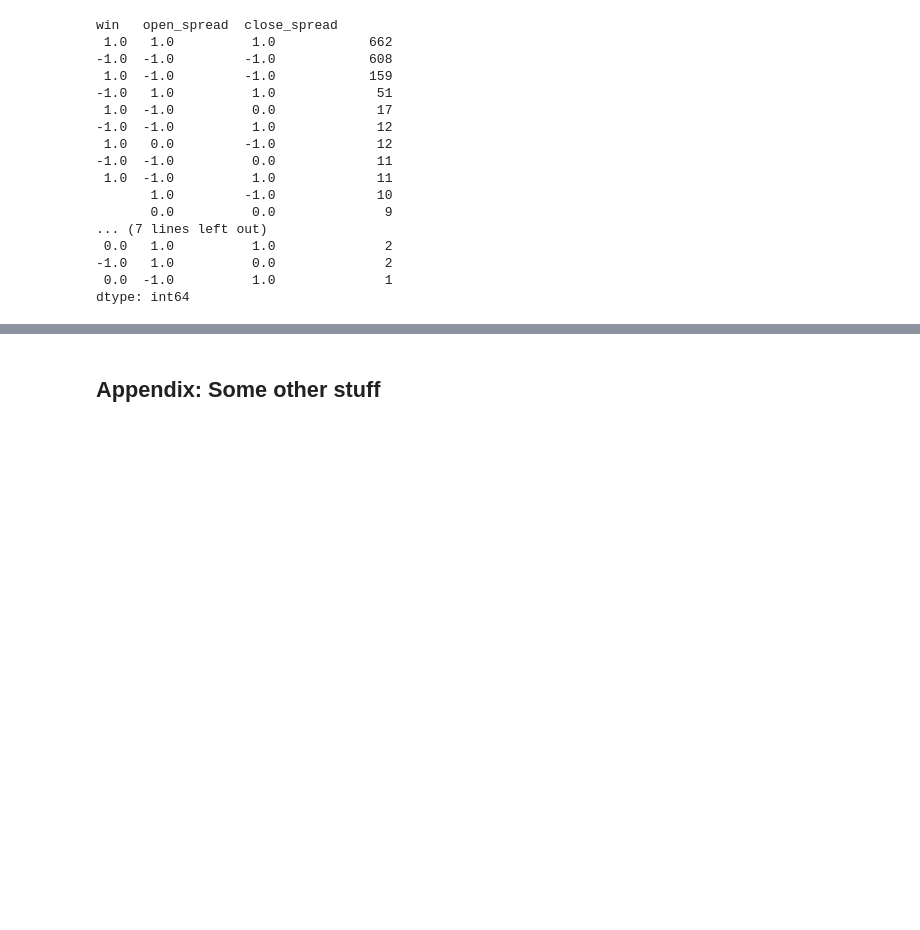
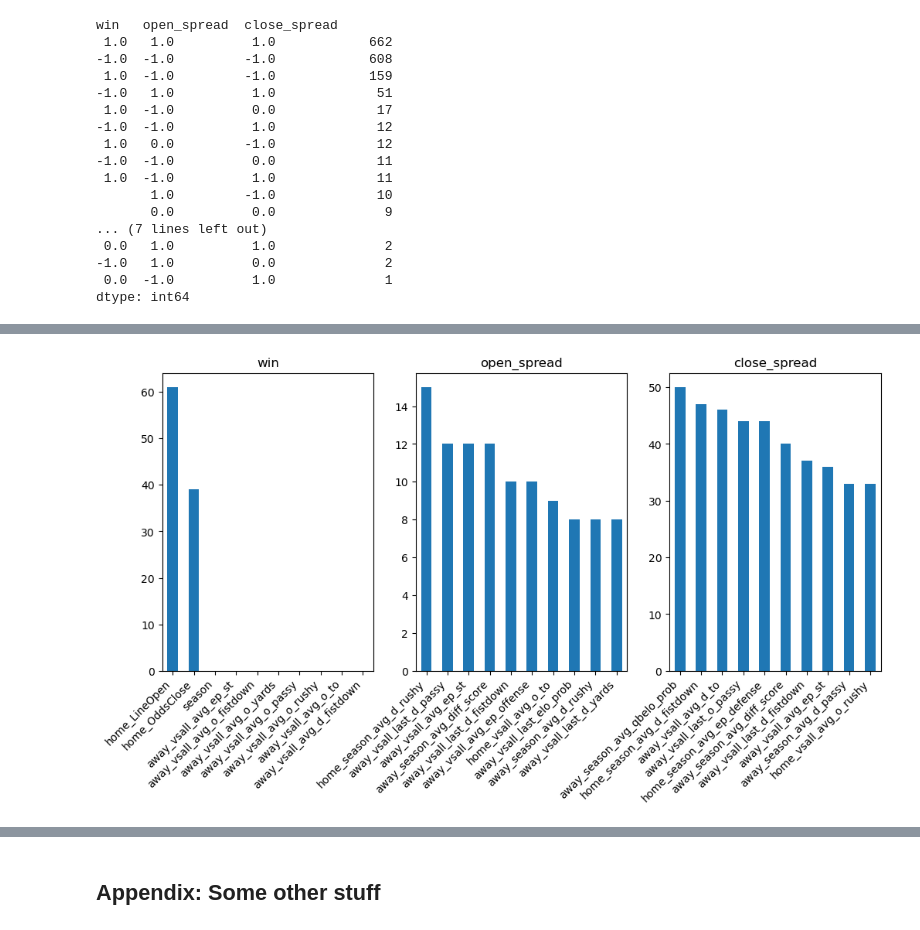
Before and after one commit to capitantoto/boca-belgrano, a Jupyter notebook: ends.ipynb, the cells around one changed output, grey strips where cells are left out. Saved outputs shown, nothing was run; the diff lists cells and outputs as text; code cells hidden in the pictures; blank space fills up the shorter version.

```diff
--- a/ends.ipynb
+++ b/ends.ipynb
@@ -518,6 +455,0 @@ search_params = Bundle(
-# %%
-ys = ["win", "open_spread", "close_spread"]
-models = Bundle({y: BayesSearchCV(**search_params) for y in ys})
-models.win.fit(X_train, win_train)
-models.open_spread.fit(X_train, open_spread_train)
-models.close_spread.fit(X_train, close_spread_train)
@@ -551,0 +520,6 @@ plt.barh(fis.open_spread[:20].index, fis.open_spread[:20].values)
+# %%
+ys = ["win", "open_spread", "close_spread"]
+models = Bundle({y: BayesSearchCV(**search_params).fit(X_train, Y_train[y]) for y in Y})
+# models.win.fit(X_train, Y_train.win)
+# models.open_spread.fit(X_train, Y_train.open_spread)
+# models.close_spread.fit(X_train, close_spread_train)
@@ -551,0 +612,2 @@ plt.barh(fis.open_spread[:20].index, fis.open_spread[:20].values)
+# %%
+estimators = Bundle({y: models[y].best_estimator_.fit(X_train, Y_train[y]) for y in Y})
@@ -551,0 +631,7 @@ plt.barh(fis.open_spread[:20].index, fis.open_spread[:20].values)
+# %%
+fis = pd.DataFrame(Bundle(
+    {
+        name: pd.Series(est.feature_importances_, est.feature_name_)
+        for name, est in estimators.items()
+    }
+))
@@ -551,0 +647,10 @@ plt.barh(fis.open_spread[:20].index, fis.open_spread[:20].values)
+# %%
+fig, axs = plt.subplots(1, len(Y.columns),figsize=(12, 5))
+for i, res in enumerate(Y):
+    fis[res].sort_values(ascending=False)[:10].plot(kind="bar", ax=axs[i])
+    # Slant labels 45 degrees
+    axs[i].set_xticklabels(axs[i].get_xticklabels(), rotation=45, ha="right")
+    axs[i].set_title(res)
+plt.show()
+# %% [output]
+[figure, added]
```
Also changed, not shown: parts of 122 cells of this notebook.
